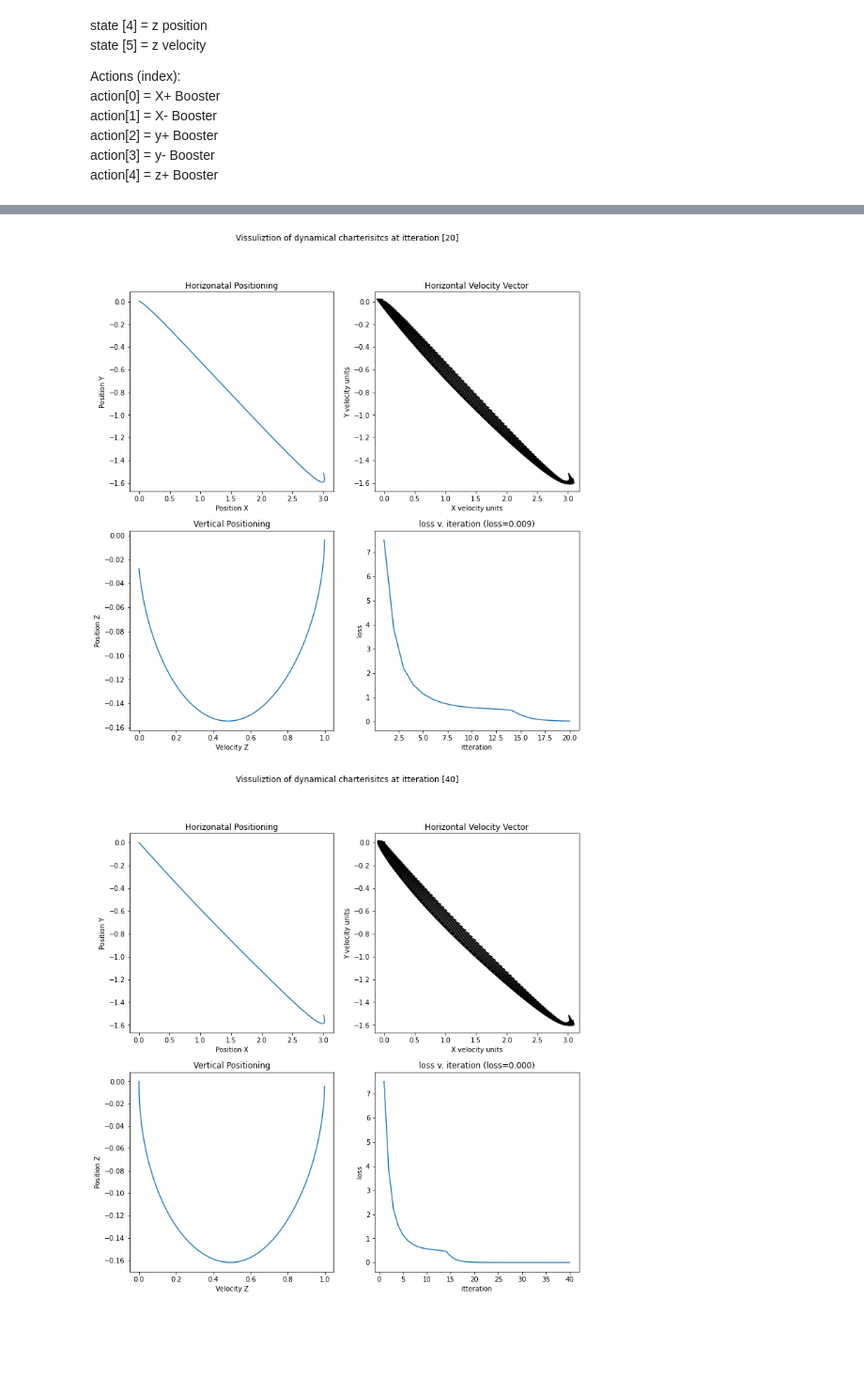
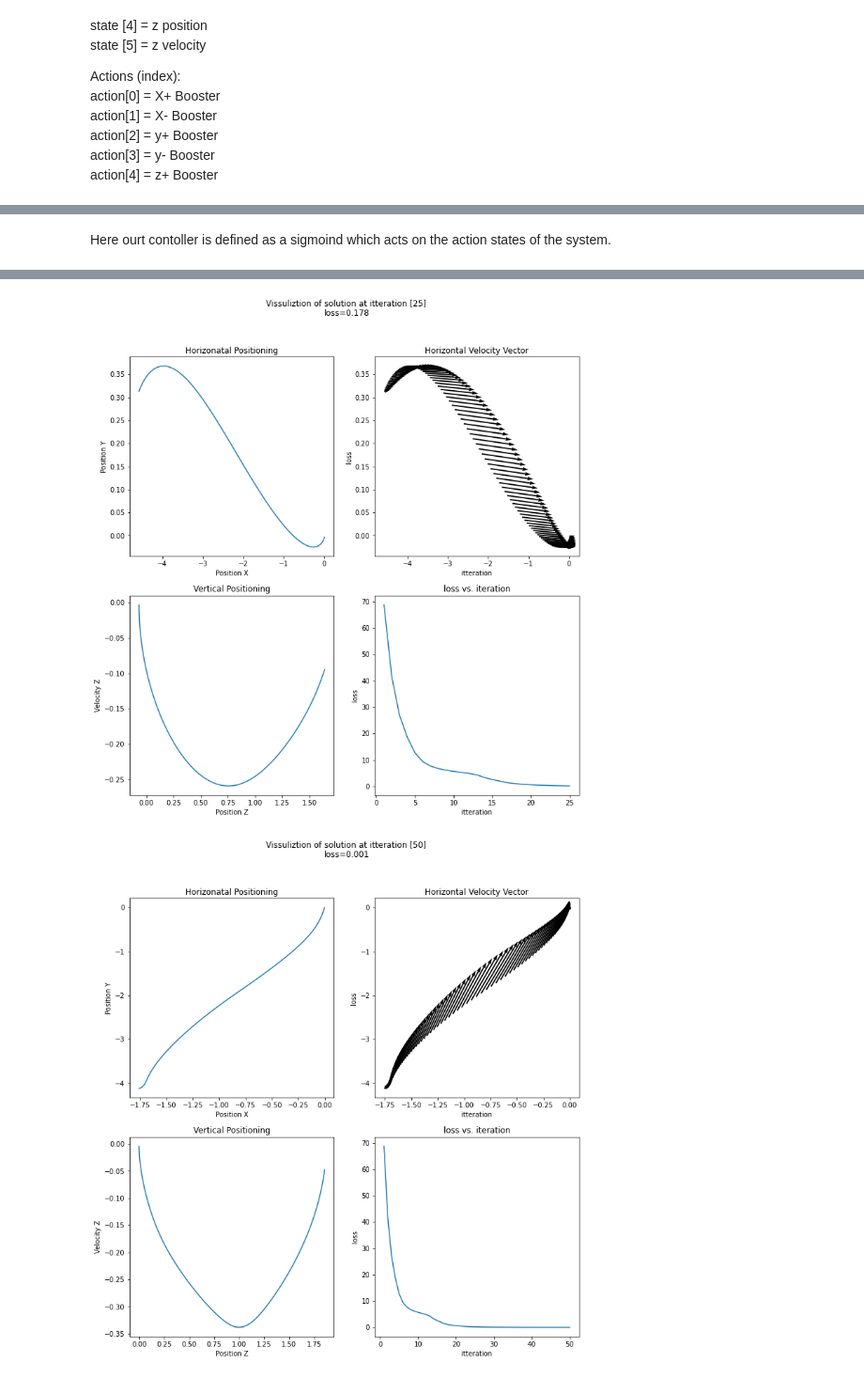
Before and after one commit to Cwhitney32/DesignOptimization, a Jupyter notebook: Project 1 Complete.ipynb, the cells around one changed output, grey strips where cells are left out. Shown at 94% size. Saved outputs shown, nothing was run; the diff lists cells and outputs as text; code cells hidden in the pictures; blank space fills up the shorter version.

```diff
--- a/Project 1 Complete.ipynb
+++ b/Project 1 Complete.ipynb
@@ -189 +215,3 @@ Here our contoller is defined and outputs a value in the rang from 0 to 1. The c
+# %% [markdown]
+Here ourt contoller is defined as a sigmoind which acts on the action states of the system.
 # %%
@@ -251,5 +302,5 @@ class Simulation(nn.Module):
 # %%
-#here we define storage arrays for plotting the loss vs iteration
+
 losslist=[]
 itterlist=[]
 
@@ -259,7 +310,6 @@ class Optimize:
         self.parameters = simulation.controller.parameters()
 
         # Defineing the method for solving the optimization problem
-
         self.optimizer = optim.LBFGS(self.parameters, lr=0.01)
         #self.optimizer = optim.SGD(self.parameters, lr=0.1, momentum=0.9)
 
@@ -267,7 +317,7 @@ class Optimize:
         def closure():
             loss = self.simulation(self.simulation.state)
             self.optimizer.zero_grad()
-            loss.backward()
+            loss.sum().backward()
             return loss
         self.optimizer.step(closure)
         return closure()
@@ -279,24 +329,28 @@ class Optimize:
             itterlist.append(epoch+1)
             #print('[%d] loss: %.3f' % (epoch + 1, loss))
 
-            #Only print selected graphs
-            if (epoch == 0 or epoch+1 == (epochs/2) or epoch+1==epochs):
+            if (epoch == 0 or epoch == (epochs/2)-1 or epoch==epochs-1):
                 self.visualize(epoch,loss)
 
     #Plotting the data code
     def visualize(self,epoch,loss):
+
         data = np.array([self.simulation.state_trajectory[i].detach().numpy() for i in range(self.simulation.T)])
-        Position_X = data[:, 0]
-        Position_Y = data[:, 2]
 
-        Velocity_X = data[:, 1]
-        Velocity_Y = data[:, 3]
+        maxrand=np.size(data, 1)
+        n = random.randint(0,maxrand-1)
 
-        Postion_Z = data[:, 4]
-        Velocity_Z = data[:, 5]
+        Position_X = data[:,n, 0]
+        Position_Y = data[:,n, 2]
+
+        Velocity_X = data[:,n, 1]
+        Velocity_Y = data[:,n, 3]
+
+        Postion_Z = data[:,n, 4]
+        Velocity_Z = data[:,n, 5]
 
         fig = plt.figure(figsize=(12, 12))
-        fig.suptitle('Vissuliztion of dynamical charterisitcs at itteration [%d]' % (epoch+1))
+        fig.suptitle('Vissuliztion of solution at itteration [%d] \nloss=%.3f' % (epoch + 1, loss))
         gs = GridSpec(nrows=2, ncols=2)
 
         ax0 = fig.add_subplot(gs[0, 0])
@@ -308,29 +362,30 @@ class Optimize:
         ax1 = fig.add_subplot(gs[1, 0])
         ax1.plot(Postion_Z, Velocity_Z)
         ax1.set_title('Vertical Positioning')
-        ax1.set_ylabel('Position Z')
-        ax1.set_xlabel('Velocity Z')
+        ax1.set_ylabel('Velocity Z')
+        ax1.set_xlabel('Position Z')
 
         ax2 = fig.add_subplot(gs[0, 1])
         ax2.quiver(Position_X, Position_Y,Velocity_X,Velocity_Y,units='xy' ,scale=1)
         ax2.set_title('Horizontal Velocity Vector')
-        ax2.set_ylabel('Y velocity units')
-        ax2.set_xlabel('X velocity units')
+        ax2.set_ylabel('loss')
+        ax2.set_xlabel('itteration')
 
         ax3 = fig.add_subplot(gs[1, 1])
         ax3.plot(itterlist,losslist)
-        ax3.set_title('loss v. iteration (loss=%.3f)' % (loss))
+        ax3.set_title('loss vs. iteration')
         ax3.set_ylabel('loss')
         ax3.set_xlabel('itteration')
 # %%
+# Now it's time to run the code!
 
 T = 100  # number of time steps
 dim_input = 6 # state space dimensions
-dim_hidden = 6 # latent dimensions
+dim_hidden = 6  # latent dimensions
 dim_output = 5  # action space dimensions
 d = Dynamics()  # define dynamics
 c = Controller(dim_input, dim_hidden, dim_output)  # define controller
 s = Simulation(c, d, T)  # define simulation
 o = Optimize(s)  # define optimizer
-o.train(40)  # solve the optimization problem
+o.train(50)  # solve the optimization problem
 # %% [output]
@@ -338,5 +393,5 @@ o.train(40)  # solve the optimization problem
-[figure, old version]
+[figure, new version]
-[figure, old version]
+[figure, new version]
 # %% [markdown]
 Analysis
 <br />Here we look at optimizing the descent and landing of a rocket. Given a set of initial conditions we improve the dynamical model to further improve controller performance and we visualize the results <br />for investigation.
```
Also changed, not shown: parts of 7 cells of this notebook, 4 other files.
